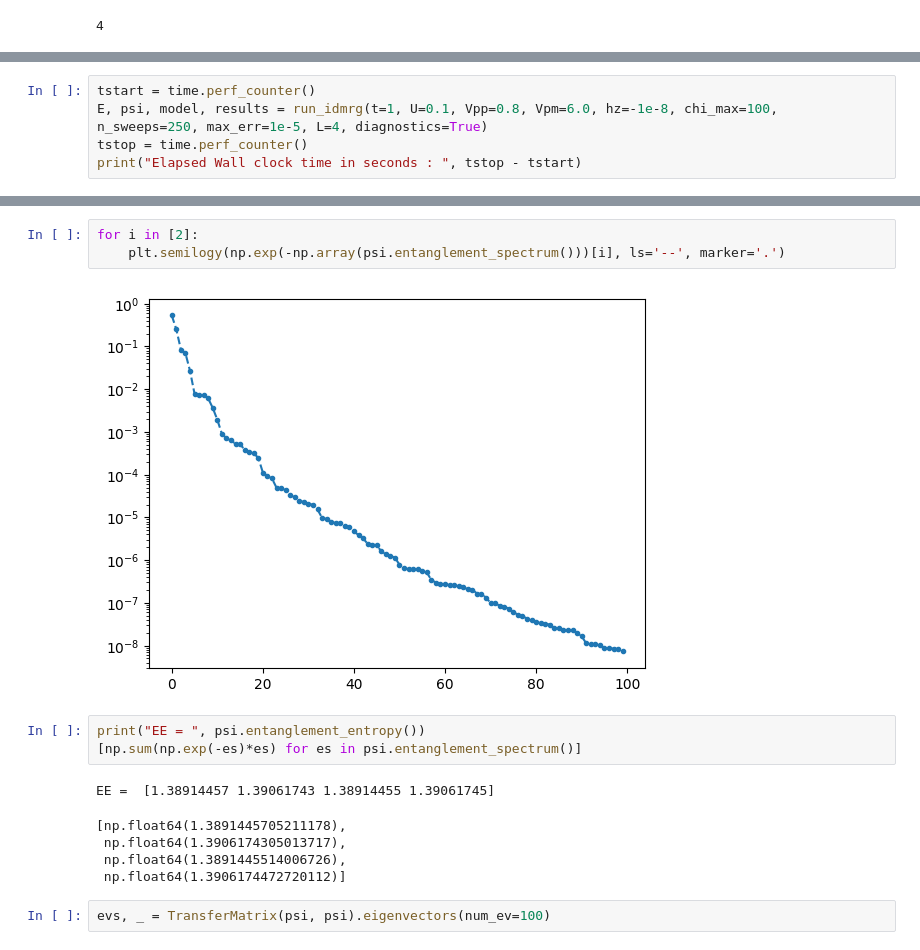
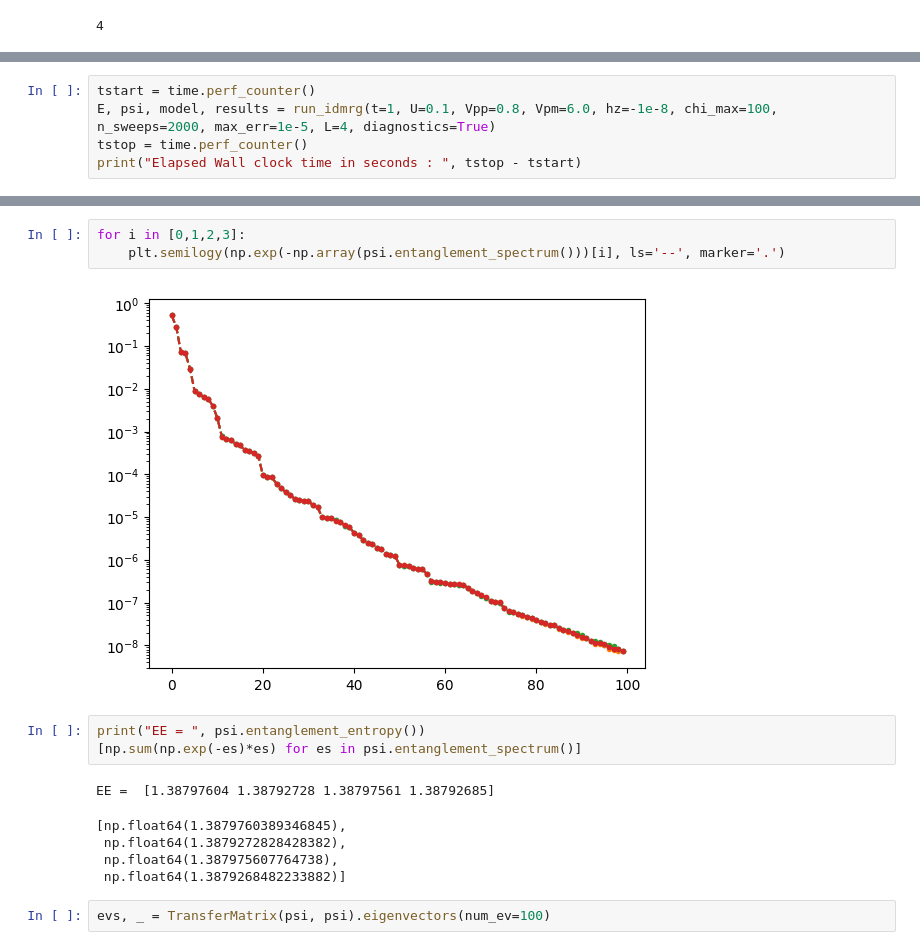
Before and after one commit to aravindhshankar/Spin1LongRangeOrder.jl, a Jupyter notebook: python/notebooks/tryFMconv.ipynb, the cells around one changed output, grey strips where cells are left out. Cells and saved outputs as stored; diff of their text form.

```diff
--- a/python/notebooks/tryFMconv.ipynb
+++ b/python/notebooks/tryFMconv.ipynb
@@ -98,6 +47,6 @@ Elapsed Wall clock time in seconds :  109.22368436609395
 # %%
 tstart = time.perf_counter()
-E, psi, model, results = run_idmrg(t=1, U=0.1, Vpp=0.8, Vpm=6.0, hz=-1e-8, chi_max=100, n_sweeps=250, max_err=1e-5, L=4, diagnostics=True)
+E, psi, model, results = run_idmrg(t=1, U=0.1, Vpp=0.8, Vpm=6.0, hz=-1e-8, chi_max=100, n_sweeps=2000, max_err=1e-5, L=4, diagnostics=True)
 tstop = time.perf_counter()
 print("Elapsed Wall clock time in seconds : ", tstop - tstart)
 # %% [output]
@@ -154,17 +101,17 @@ Elapsed Wall clock time in seconds :  562.9133701159153
 # %%
-for i in [2]:
+for i in [0,1,2,3]:
     plt.semilogy(np.exp(-np.array(psi.entanglement_spectrum()))[i], ls='--', marker='.')
 # %% [output]
-[figure, old version]
+[figure, new version]
 # %%
 print("EE = ", psi.entanglement_entropy())
 [np.sum(np.exp(-es)*es) for es in psi.entanglement_spectrum()]
 # %% [output]
-EE =  [1.38914457 1.39061743 1.38914455 1.39061745]
+EE =  [1.38797604 1.38792728 1.38797561 1.38792685]
-[np.float64(1.3891445705211178),
- np.float64(1.3906174305013717),
- np.float64(1.3891445514006726),
- np.float64(1.3906174472720112)]
+[np.float64(1.3879760389346845),
+ np.float64(1.3879272828428382),
+ np.float64(1.387975607764738),
+ np.float64(1.3879268482233882)]
 # %%
 evs, _ = TransferMatrix(psi, psi).eigenvectors(num_ev=100)
 # %%
```
Also changed, not shown: parts of 3 cells of this notebook, 2 other files.
